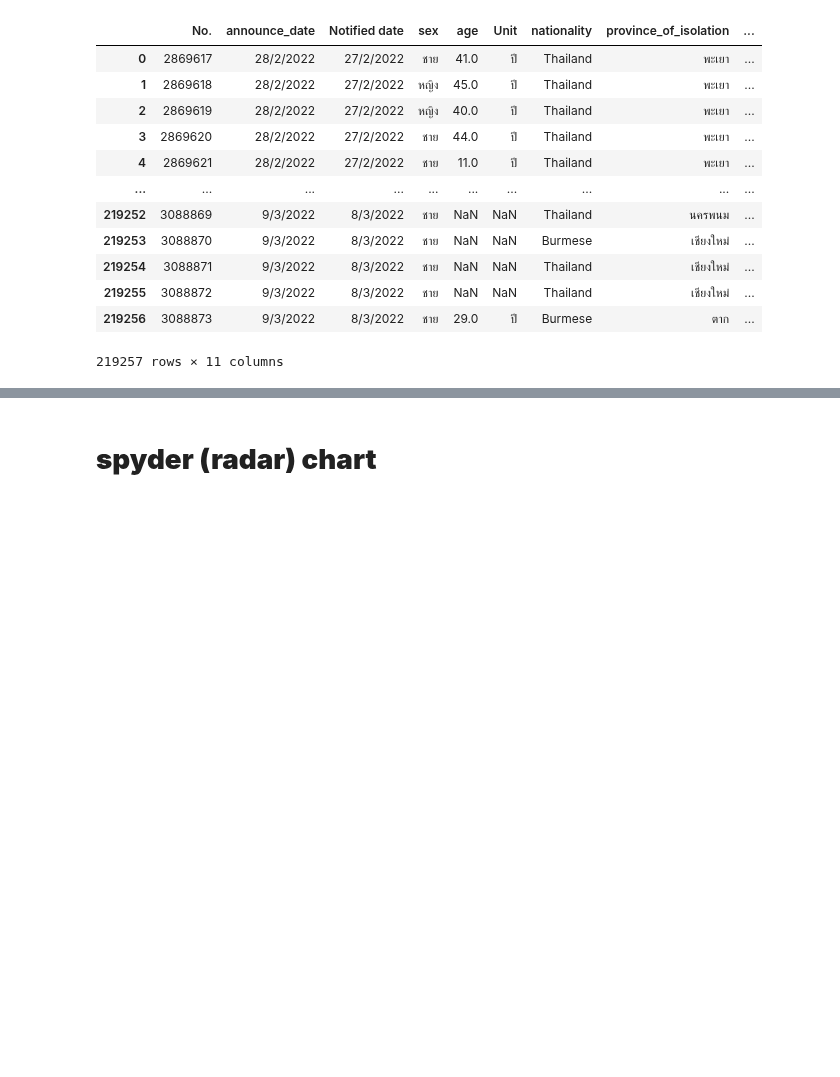
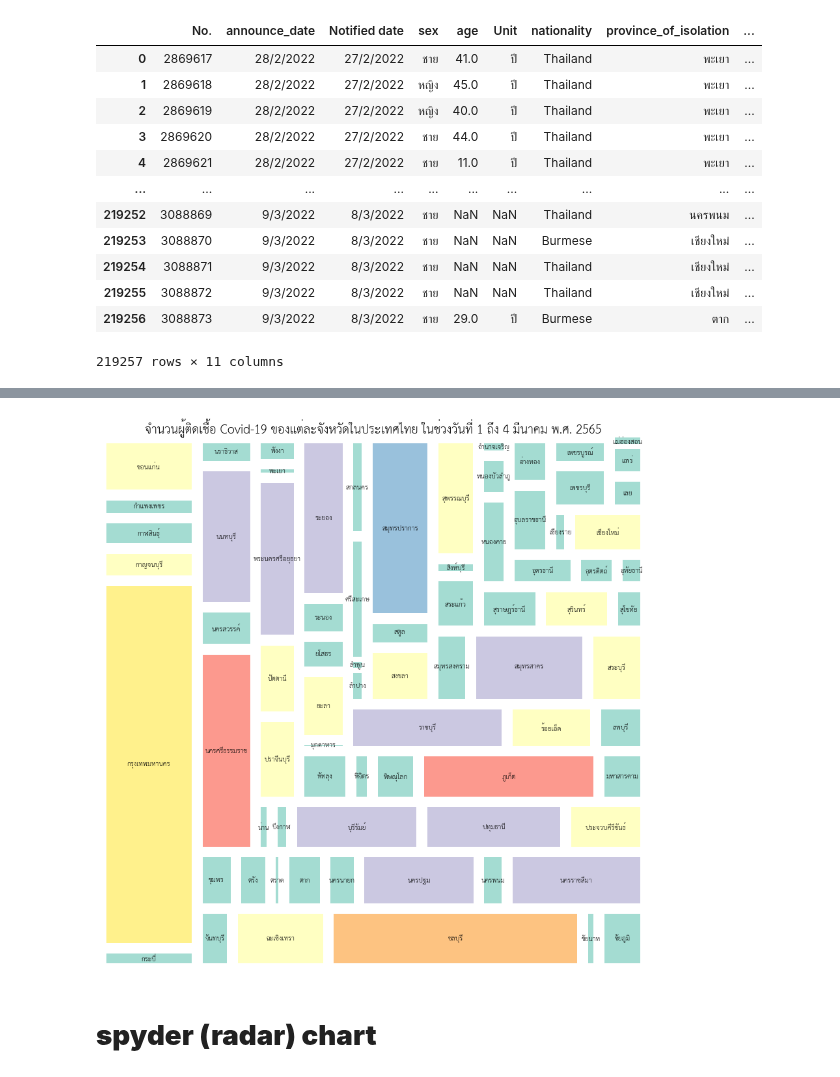
Before and after one commit to gameaphiwat/data_viz_2022, a Jupyter notebook: DataViz04_Data_Comparison.ipynb, the cells around one changed output, grey strips where cells are left out. Saved outputs shown, nothing was run; the diff lists cells and outputs as text; code cells hidden in the pictures; blank space fills up the shorter version.

```diff
--- a/DataViz04_Data_Comparison.ipynb
+++ b/DataViz04_Data_Comparison.ipynb
@@ -444,0 +519,3 @@ data
+# %%
+data_four = data_g[data_g['Notified date'] == '4/3/2022'] #ข้อมูลยอดผู้ติดเชื้อวันที่ 4
+data_four
@@ -444,0 +536,3 @@ data
+# %%
+df = pd.concat([data_one , data_two , data_three , data_four]) #รวมตาราง
+df
@@ -444,0 +553,3 @@ data
+# %%
+data_f = df.groupby('province_of_isolation').size().reset_index(name='จำนวนผู้ติดเชื้อ') #ใช้ groupby เผื่อดูจำนวนรวมทั้งหมดของแต่ละจังหวัดในช่วงวันที่ 1 ถึง 4 #เปลี่ยนชื่อคอลัมม์จากเดิมเป็น province_of_isolation เปลี่ยนเป็น จำนวนผู้ติดเชื้อ
+data_f
@@ -445,3 +575,19 @@ data
+# %%
+#สร้างกราฟ
+cmap = matplotlib.cm.Set3 #กำหนดสีของกราฟ
+mini=min(data_f['จำนวนผู้ติดเชื้อ']) #กำหนดข้อมูล
+maxi=max(data_f['จำนวนผู้ติดเชื้อ']) #กำหนดข้อมูล
+norm = matplotlib.colors.Normalize(vmin=mini, vmax=maxi) #Normalizeข้อมูล
+colors = [cmap(norm(value)) for value in data_f['จำนวนผู้ติดเชื้อ']] #กำหนดสีของกราฟ
+labels=data_f['province_of_isolation'] #กำหนดlabel
+# %%
+fig = plt.figure(figsize=(15, 15)) #กำหนดขนาดของกราฟ
+ax = fig.add_subplot(111, aspect="auto") #กำหนดตำแหน่งของกราฟ และ กำหนดการแสดงค่าด้วยข้อมูล
+ax = squarify.plot(data_f['จำนวนผู้ติดเชื้อ'], color=colors, label=labels,  alpha=.8 , pad = True) #ใช้คำสั่งsquarifyในการพอตกราฟ
+ax.set_title("จำนวนผู้ติดเชื้อ Covid-19 ของแต่ละจังหวัดในประเทศไทย ในช่วงวันที่ 1 ถึง 4 มีนาคม พ.ศ. 2565", fontsize=18) #กำหนดชื่อกราฟ
+plt.axis('off');
+# %% [output]
+[figure, added]
 # %% [markdown]
 # **spyder (radar) chart**
 # %%
```
Also changed, not shown: parts of 10 cells of this notebook.
